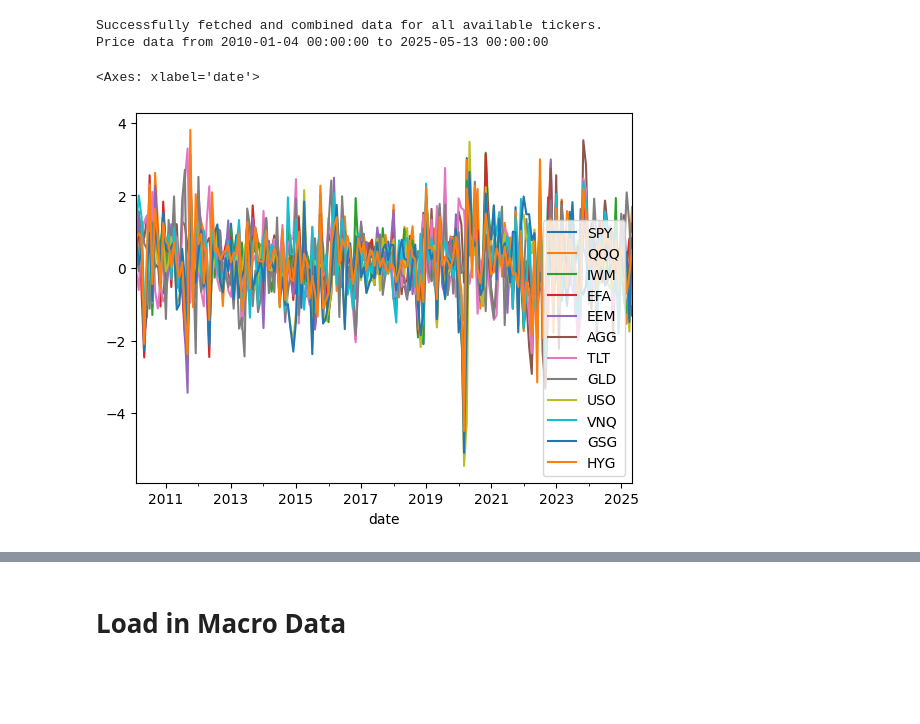
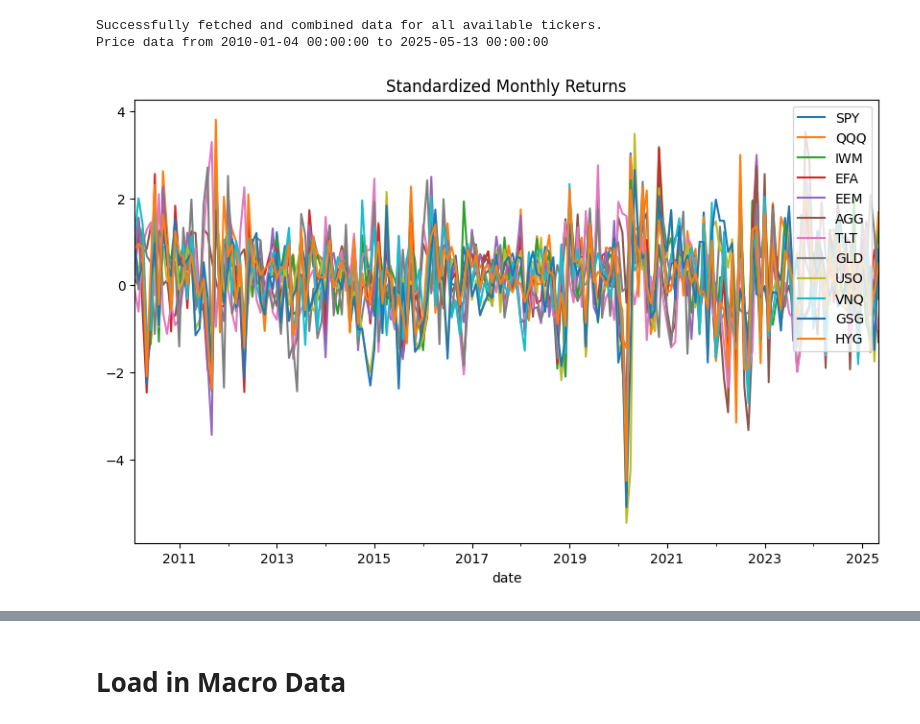
Before and after one commit to Kunj121/MacroFinance_HW2, a Jupyter notebook: hw3/macro_factors.ipynb, the cells around one changed output, grey strips where cells are left out. Drawn from its saved outputs; the diff is of its cells as text; code cells hidden in the pictures; blank space fills up the shorter version.

```diff
--- a/hw3/macro_factors.ipynb
+++ b/hw3/macro_factors.ipynb
@@ -106,10 +107,11 @@ if 'monthly_returns' in locals() and not monthly_returns.empty:
 else:
     print("monthly_returns DataFrame is not available or empty. Cannot standardize returns.")
 # %%
-standardized_monthly_returns.plot()
+standardized_monthly_returns.plot(figsize= (10, 6), title = "Standardized Monthly Returns")
+plt.legend(loc='upper right')
+plt.show()
 # %% [output]
-<Axes: xlabel='date'>
-[figure, old version]
+[figure, new version]
 # %%
 standardized_monthly_returns.head()
 # %% [output]
```
Also changed, not shown: parts of 13 cells of this notebook.
